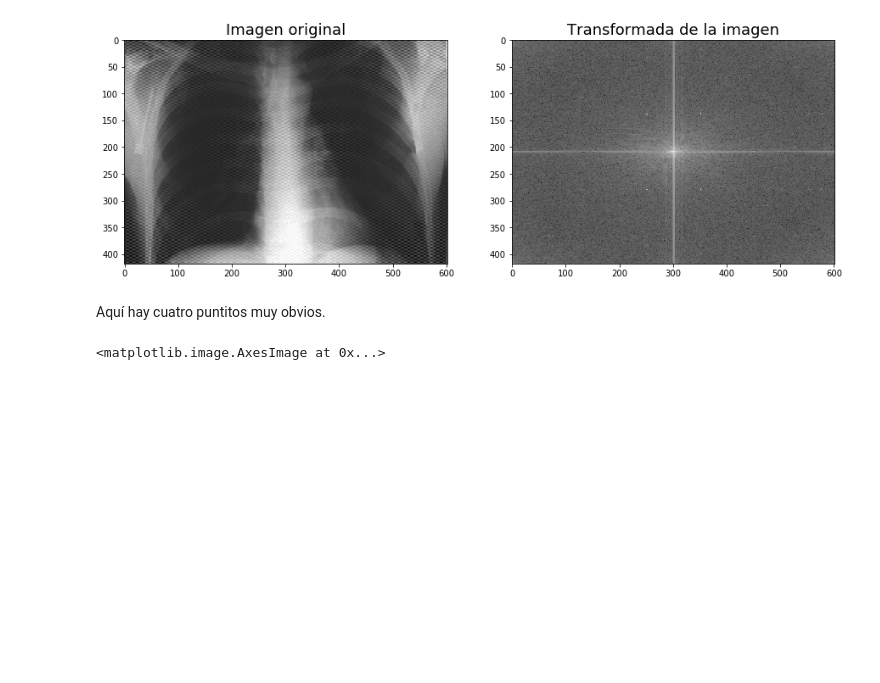
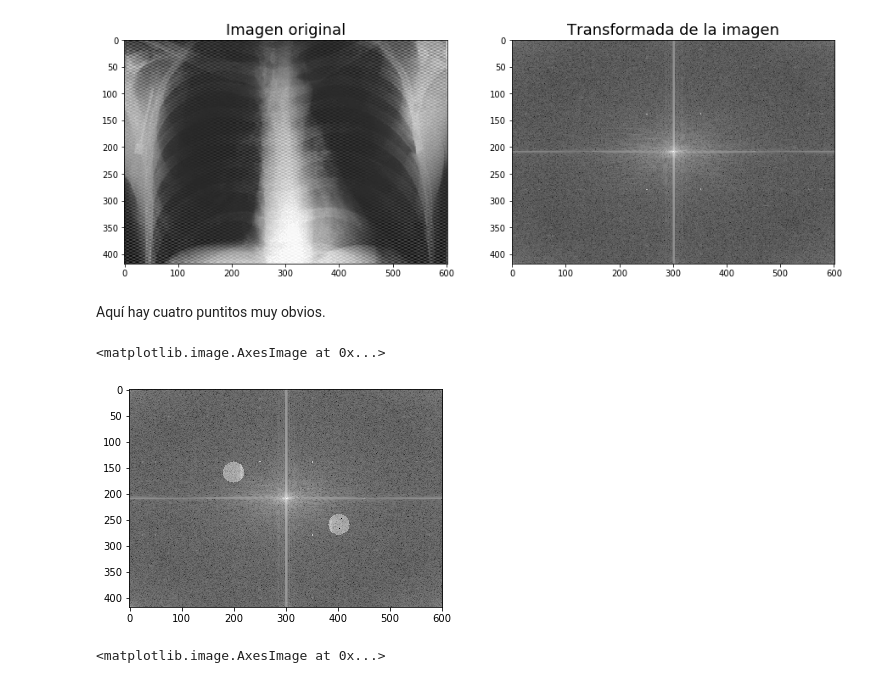
Before and after one commit to Pagutri/MasterFilter, a Jupyter notebook: paty.ipynb, the cells around one changed output. Cells and saved outputs as stored; diff of their text form; code cells hidden in the pictures; blank space fills up the shorter version.

```diff
--- a/paty.ipynb
+++ b/paty.ipynb
@@ -159,6 +159,11 @@ Text(0.5, 1.0, 'Transformada de la imagen')
 Aquí hay cuatro puntitos muy obvios.
 # %%
 imgh2 = filtrar_notch(img_huesos, 20, (50, 101))
+huesos_tra = imagen_dft(imgh2)
+plt.imshow(huesos_tra, cmap = 'gray')
+# %% [output]
+<matplotlib.image.AxesImage at 0x...>
+[figure, added]
 # %%
 plt.imshow(imgh2, cmap = 'gray')
 # %% [output]
```
Also changed, not shown: 1 other file.
